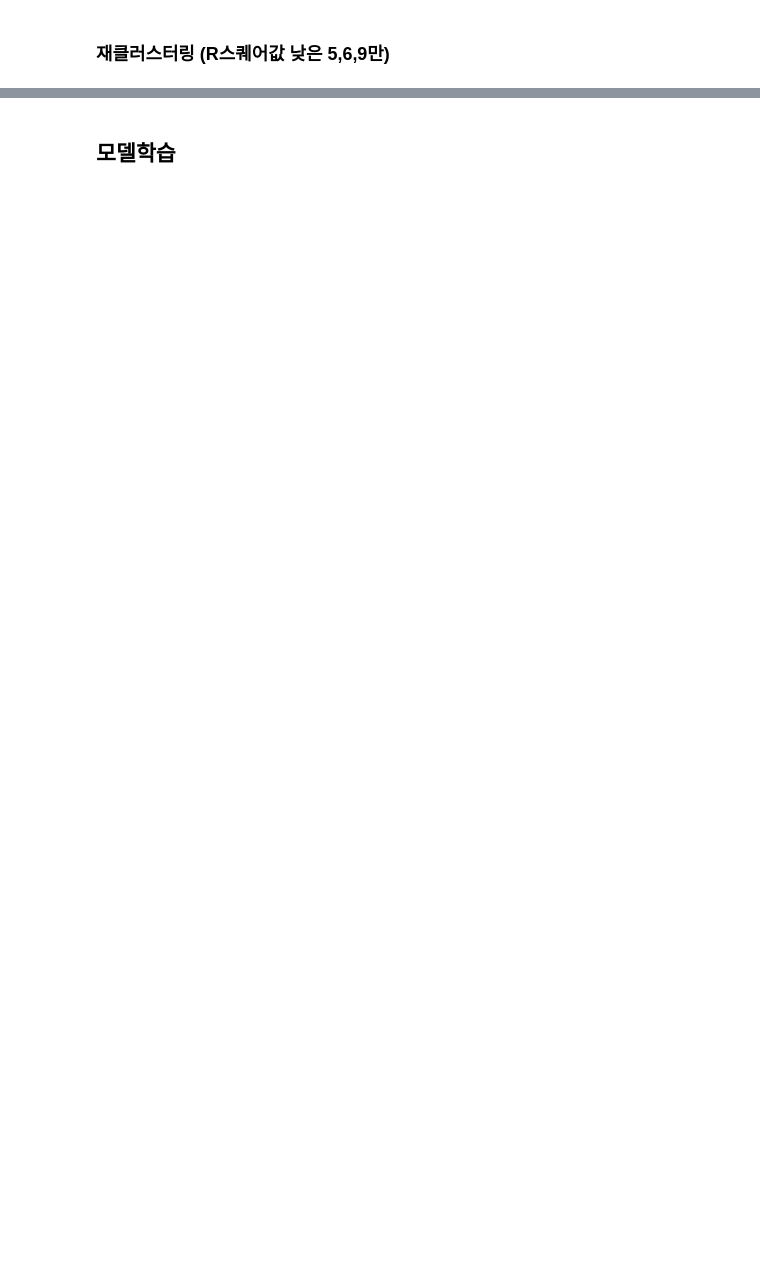
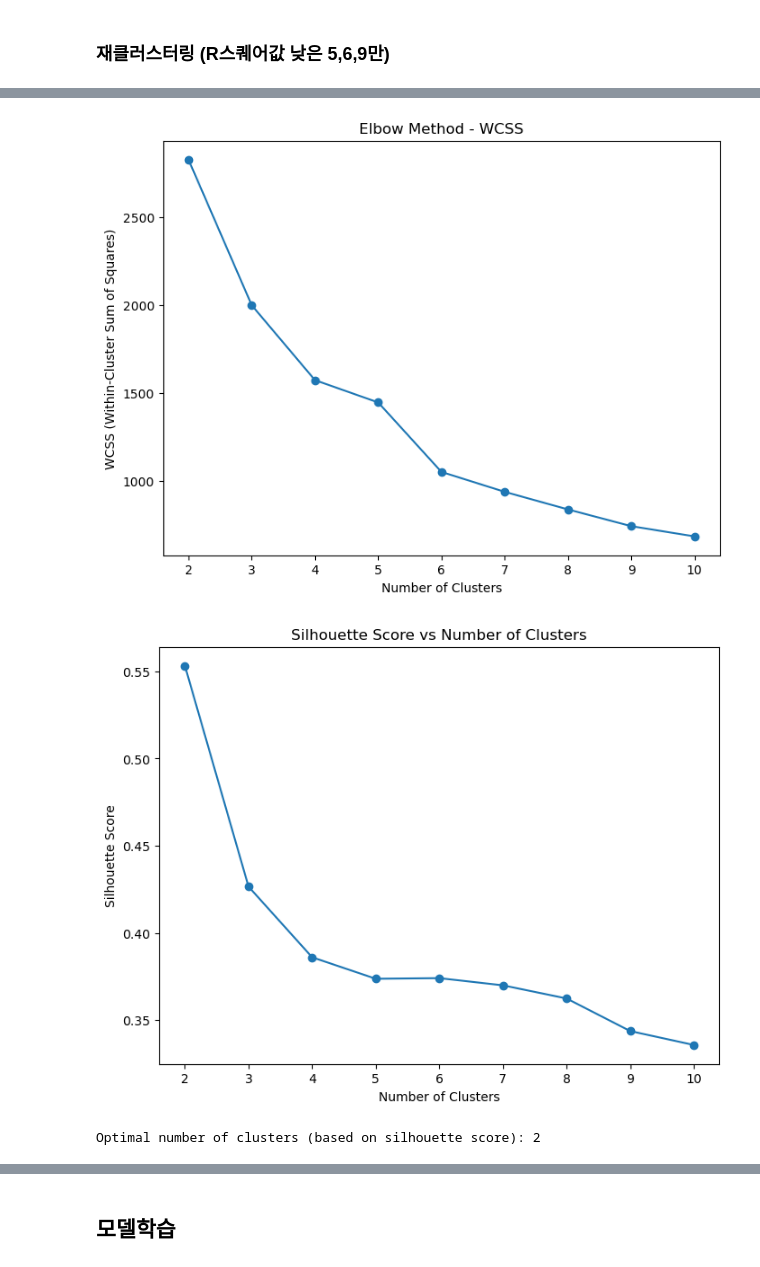
Before and after one commit to NaYeojung/Youtube-prediction-and-feedback, a Jupyter notebook: model/modeling.ipynb, the cells around one changed output, grey strips where cells are left out. Saved outputs shown, nothing was run; the diff lists cells and outputs as text; code cells hidden in the pictures; blank space fills up the shorter version.

```diff
--- a/model/modeling.ipynb
+++ b/model/modeling.ipynb
@@ -90,7 +90,7 @@ from tqdm import tqdm
 import numpy as np
 
 # 데이터 로드
-title_df = pd.read_csv("final_video_datas.csv", encoding="utf-8-sig")
+title_df = pd.read_csv("final_video_data.csv", encoding="utf-8-sig")
 title_df
 # %% [output]
 WARNING:tensorflow:From C:\Users\duwjd\anaconda3\Lib\site-packages\tf_keras\src\losses.py:2976: The name tf.losses.sparse_softmax_cross_entropy is deprecated. Please use tf.compat.v1.losses.sparse_sof ...
@@ -373,0 +314,78 @@ print("✅ 재클러스터링 완료! 결과는 updated_cluster.csv에 저장됨
+# %%
+import matplotlib.pyplot as plt
+from sklearn.cluster import KMeans
+from sklearn.metrics import silhouette_score
+import numpy as np
+from sklearn.preprocessing import StandardScaler
+
+# 1. 파일 로드
+df = title_df
+embeddings_df = pd.read_csv("title_embeddings.csv")  # title_embeddings 저장된 csv
+
+# 2. 필요한 컬럼 확인
+meta_features = ['duration', 'title_length', 'word_count']
+assert all(col in df.columns for col in meta_features + ['cluster'])
+
+# 3. 타겟 클러스터만 선택
+target_clusters = [8,9,10]
+sub_df = df[df['cluster'].isin(target_clusters)].copy()
+
+# 4. 임베딩 연결 (video_id 등으로 merge)
+sub_df = sub_df.merge(embeddings_df, on='video_id', how='left')
+
+# 5. 임베딩 컬럼 리스트로 변환
+embedding_cols = [col for col in embeddings_df.columns if col.startswith('embed_')]
+embedding_matrix = sub_df[embedding_cols].values
+
+# 6. 메타 정규화
+from sklearn.preprocessing import StandardScaler
+meta_scaled = StandardScaler().fit_transform(sub_df[meta_features].fillna(0))
+
+# 7. 벡터 결합
+X_combined = np.hstack([meta_scaled, embedding_matrix])
+
+# 8. 최적 클러스터 수 찾기 (Elbow Method와 Silhouette Score 사용)
+
+# Elbow Method (WCSS)
+wcss = []
+silhouette_scores = []
+max_clusters = 10  # 최대로 시도할 클러스터 수
+
+for n_clusters in range(2, max_clusters + 1):  # 2부터 max_clusters까지 클러스터 수 변화
+    kmeans = KMeans(n_clusters=n_clusters, random_state=42, n_init="auto")
+    kmeans.fit(X_combined)
+
+    # WCSS 계산 (Elbow Method용)
+    wcss.append(kmeans.inertia_)
+
+    # Silhouette Score 계산
+    score = silhouette_score(X_combined, kmeans.labels_)
+    silhouette_scores.append(score)
+
+# Elbow Method 그래프
+plt.figure(figsize=(8, 6))
+plt.plot(range(2, max_clusters + 1), wcss, marker='o')
+plt.title('Elbow Method - WCSS')
+plt.xlabel('Number of Clusters')
+plt.ylabel('WCSS (Within-Cluster Sum of Squares)')
+plt.show()
+
+# Silhouette Score 그래프
+plt.figure(figsize=(8, 6))
+plt.plot(range(2, max_clusters + 1), silhouette_scores, marker='o')
+plt.title('Silhouette Score vs Number of Clusters')
+plt.xlabel('Number of Clusters')
+plt.ylabel('Silhouette Score')
+plt.show()
+
+# 최적 클러스터 수 선택 (Silhouette Score 기준)
+optimal_clusters = silhouette_scores.index(max(silhouette_scores)) + 2  # 최대값에 해당하는 클러스터 수
+print(f"Optimal number of clusters (based on silhouette score): {optimal_clusters}")
+
+# 9. KMeans 클러스터링 (최적 클러스터 수 사용)
+kmeans = KMeans(n_clusters=optimal_clusters, random_state=42, n_init="auto")
+sub_df['recluster'] = kmeans.fit_predict(X_combined)
+# %% [output]
+[figure, added]
+[figure, added]
+Optimal number of clusters (based on silhouette score): 2
```
Also changed, not shown: parts of 20 cells of this notebook, 4 other files.
